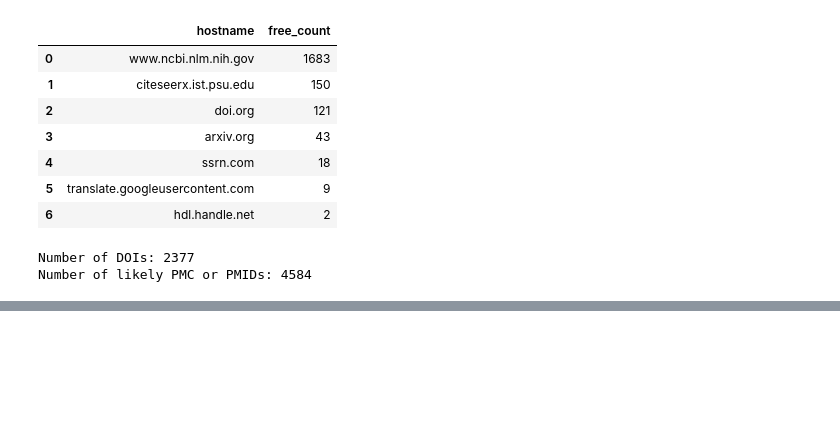
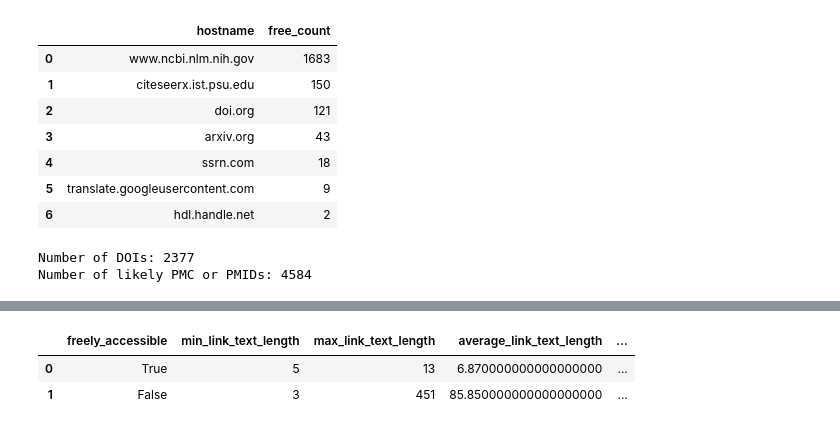
Before and after one commit to elifesciences-publications/wiki-citation-usage, a Jupyter notebook: ncbi-and-free-exploration.ipynb, the cells around one changed output, grey strips where cells are left out. Drawn from its saved outputs; the diff is of its cells as text; code cells hidden in the pictures; blank space fills up the shorter version.

```diff
--- a/ncbi-and-free-exploration.ipynb
+++ b/ncbi-and-free-exploration.ipynb
@@ -412,0 +454,43 @@ Number of PMC links that are freely_accessible and whose label is not a number b
+# %%
+# link label length .ncbi.nlm.nih.gov/pmc extClick events by freely_accessible
+# limited to W pages with external links
+# not limited to sampled pageloads
+label_length_query = """
+SELECT freely_accessible,
+    MIN(length(link_text)) AS min_link_text_length,
+    MAX(length(link_text)) AS max_link_text_length,
+    CAST(AVG(length(link_text)) AS DECIMAL(10,2)) AS average_link_text_length,
+        PERCENTILE(length(link_text),0.5) AS median_link_text_length,
+        STDDEV(length(link_text)) as stddev_link_text_length,
+        (PERCENTILE(length(link_text),0.75) - PERCENTILE(length(link_text),0.25)) as iqr_link_text_length
+FROM citationusage
+WHERE wiki = 'enwiki'
+AND action = 'extClick'
+AND parse_url(link_url,'HOST') LIKE '%.ncbi.nlm.nih.gov'
+AND LOWER(REGEXP_EXTRACT(parse_url(link_url,'PATH'),'(/[^/]+)')) = '/pmc'
+AND page_id IN
+        (SELECT DISTINCT page_id
+        FROM ryanmax.pages_with_extlinks
+        WHERE to_date(dt) >= '{}'
+        AND to_date(dt) <= '{}'
+        )
+{}
+AND to_date(event_time) >= '{}'
+AND to_date(event_time) <= '{}'
+AND useragent_is_bot = FALSE
+GROUP BY freely_accessible
+"""
+label_length = spark.sql(
+    label_length_query.format(
+        start_date_string, end_date_string,
+        event_exclusion_sql, start_date_string, end_date_string
+    ))
+label_length_rdd = label_length.rdd
+label_length_df = sqlContext.createDataFrame(label_length_rdd)
+label_length_pandas = label_length_df.toPandas()
+# %%
+label_length_pandas
+# %% [output]
+|  | freely_accessible | min_link_text_length | max_link_text_length | average_link_text_length | ... |
+| 0 | True | 5 | 13 | 6.870000000000000000 | ... |
+| 1 | False | 3 | 451 | 85.850000000000000000 | ... |
```
Also changed, not shown: parts of 4 cells of this notebook.
